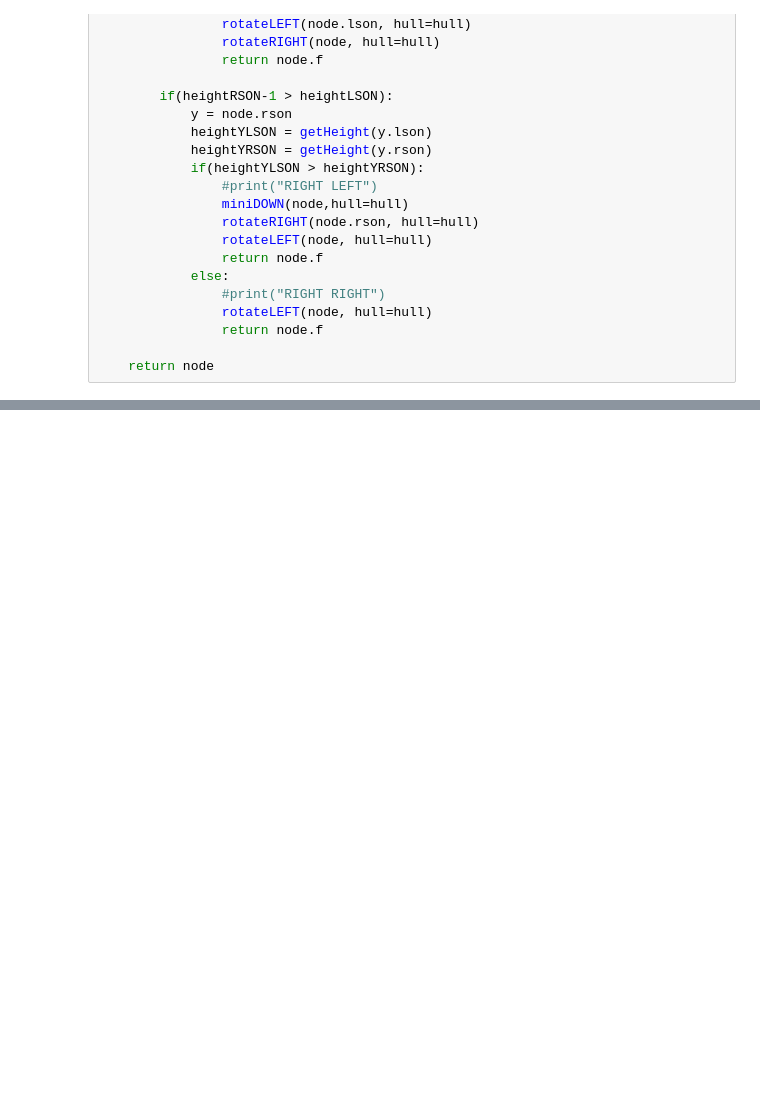
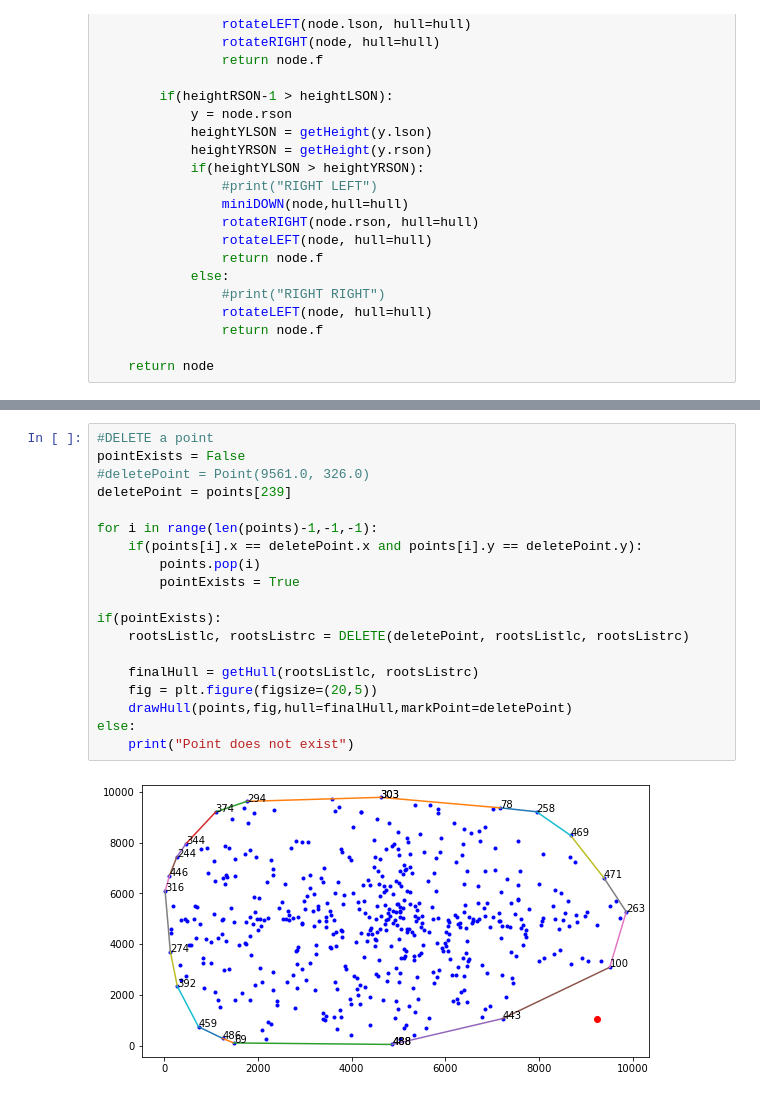
Before and after one commit to FloHimself5/BA, a Jupyter notebook: DynamicConvexHull.ipynb, the cells around one changed output, grey strips where cells are left out. Cells and saved outputs as stored; diff of their text form; blank space fills up the shorter version.

```diff
--- a/DynamicConvexHull.ipynb
+++ b/DynamicConvexHull.ipynb
@@ -1334,0 +1452,21 @@ else:
+# %%
+#DELETE a point
+pointExists = False
+#deletePoint = Point(9561.0, 326.0)
+deletePoint = points[239]
+
+for i in range(len(points)-1,-1,-1):
+    if(points[i].x == deletePoint.x and points[i].y == deletePoint.y):
+        points.pop(i)
+        pointExists = True
+
+if(pointExists):
+    rootsListlc, rootsListrc = DELETE(deletePoint, rootsListlc, rootsListrc)
+
+    finalHull = getHull(rootsListlc, rootsListrc)
+    fig = plt.figure(figsize=(20,5))
+    drawHull(points,fig,hull=finalHull,markPoint=deletePoint)
+else:
+    print("Point does not exist")
+# %% [output]
+[figure, added]
```
Also changed, not shown: parts of 26 cells of this notebook.
